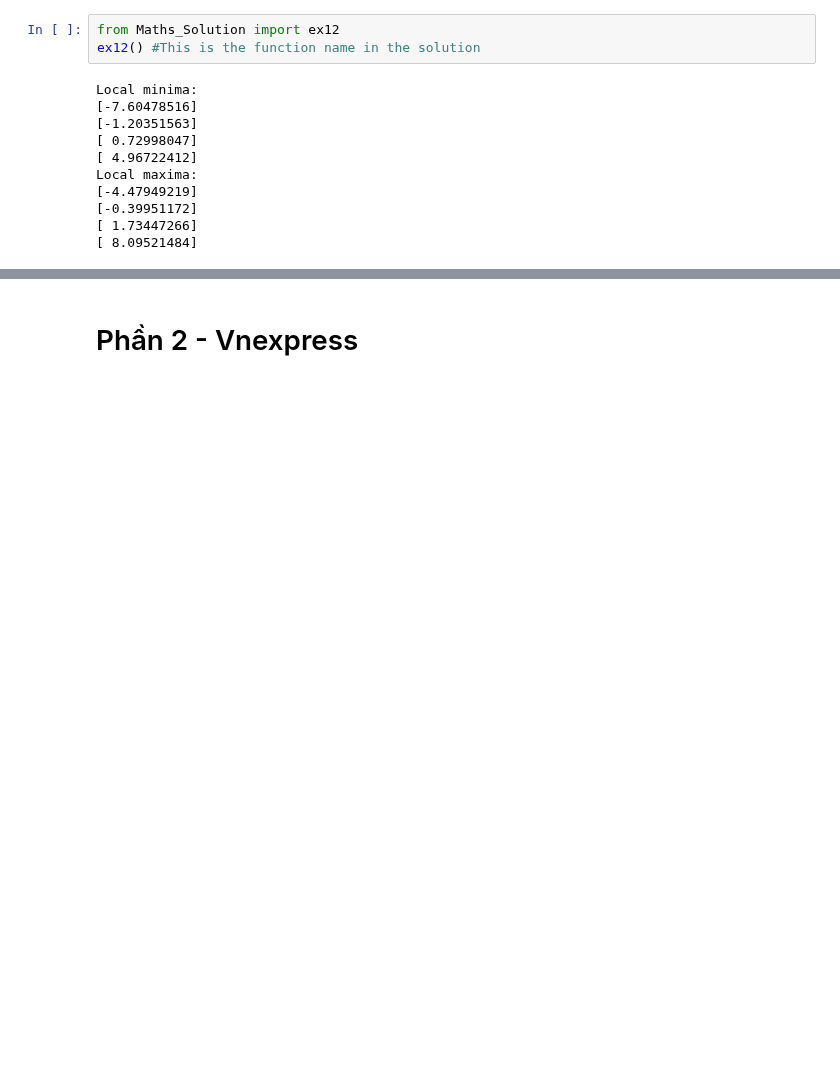
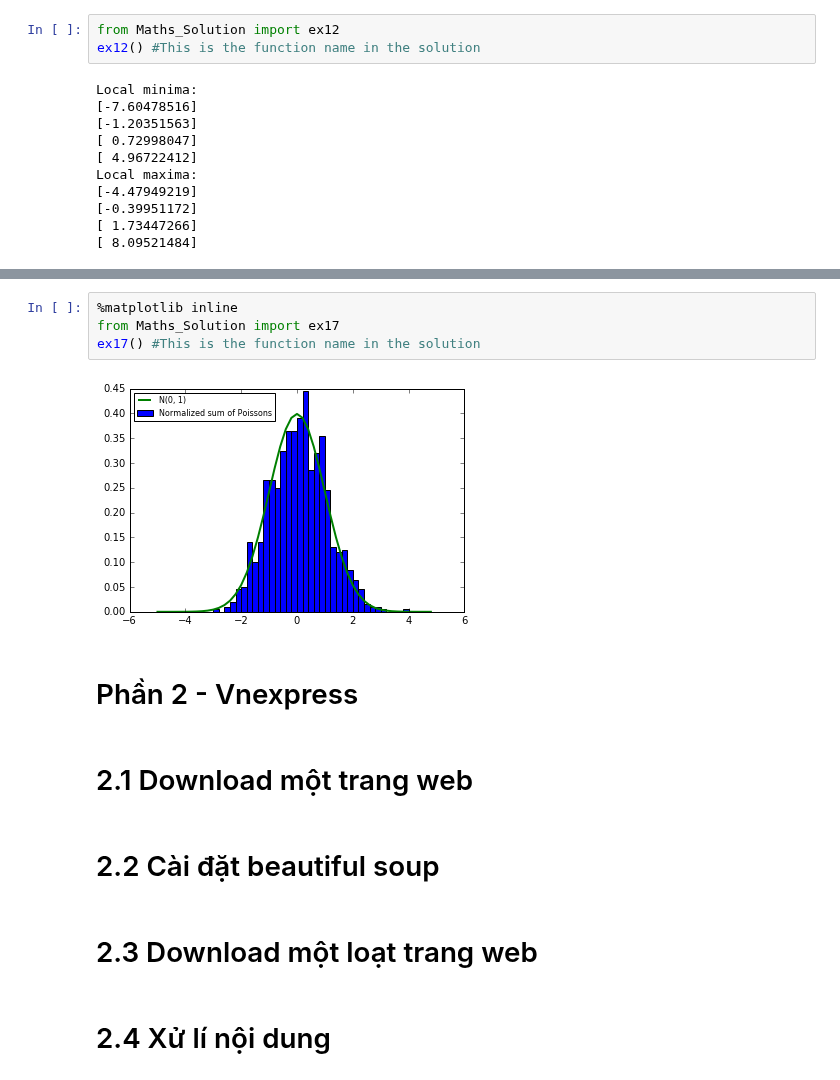
Before and after one commit to riduan91/DSC101, a Jupyter notebook: Lesson3/TD/LibrariesInPython.ipynb, the cells around one changed output, grey strips where cells are left out. Drawn from its saved outputs; the diff is of its cells as text; blank space fills up the shorter version.

```diff
--- a/Lesson3/TD/LibrariesInPython.ipynb
+++ b/Lesson3/TD/LibrariesInPython.ipynb
@@ -228,2 +263,16 @@ Local maxima:
+# %%
+%matplotlib inline
+from Maths_Solution import ex17
+ex17() #This is the function name in the solution
+# %% [output]
+[figure, added]
 # %% [markdown]
 # Phần 2 - Vnexpress
+# %% [markdown]
+# 2.1 Download một trang web
+# %% [markdown]
+# 2.2 Cài đặt beautiful soup
+# %% [markdown]
+# 2.3 Download một loạt trang web
+# %% [markdown]
+# 2.4 Xử lí nội dung
```
Also changed, not shown: parts of 19 cells of this notebook, 2 other files.
